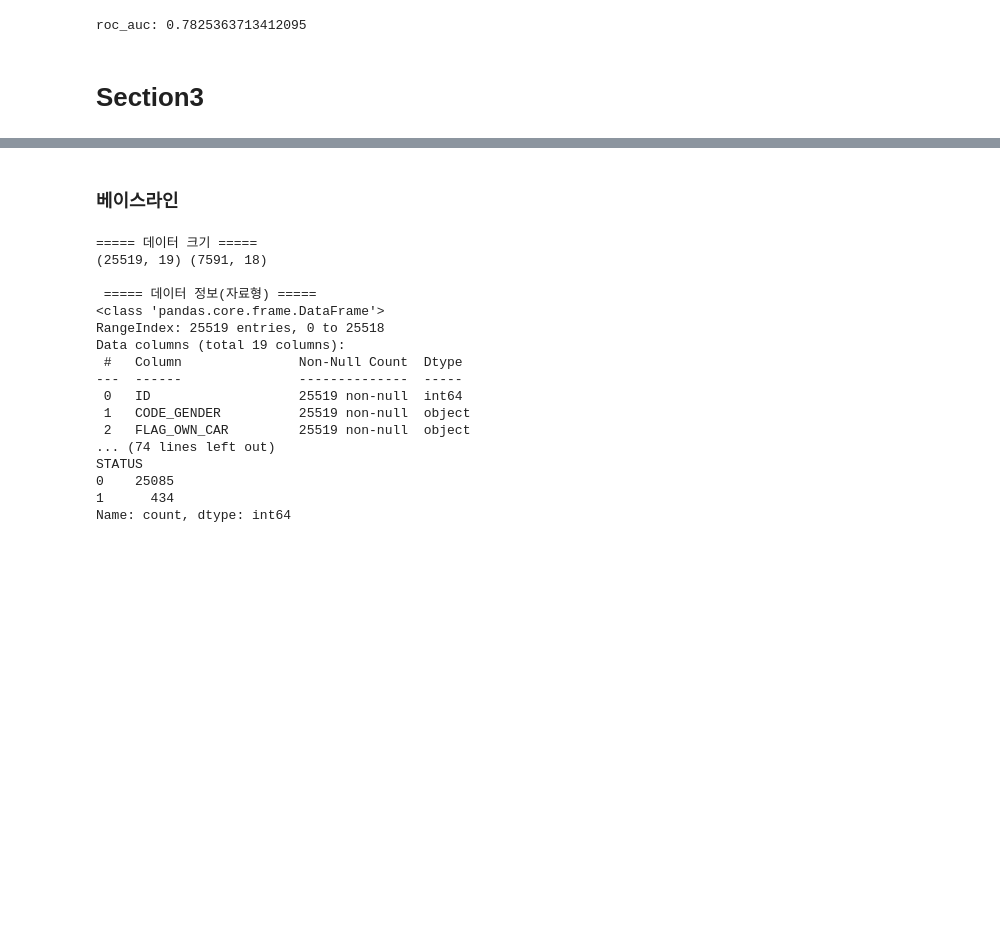
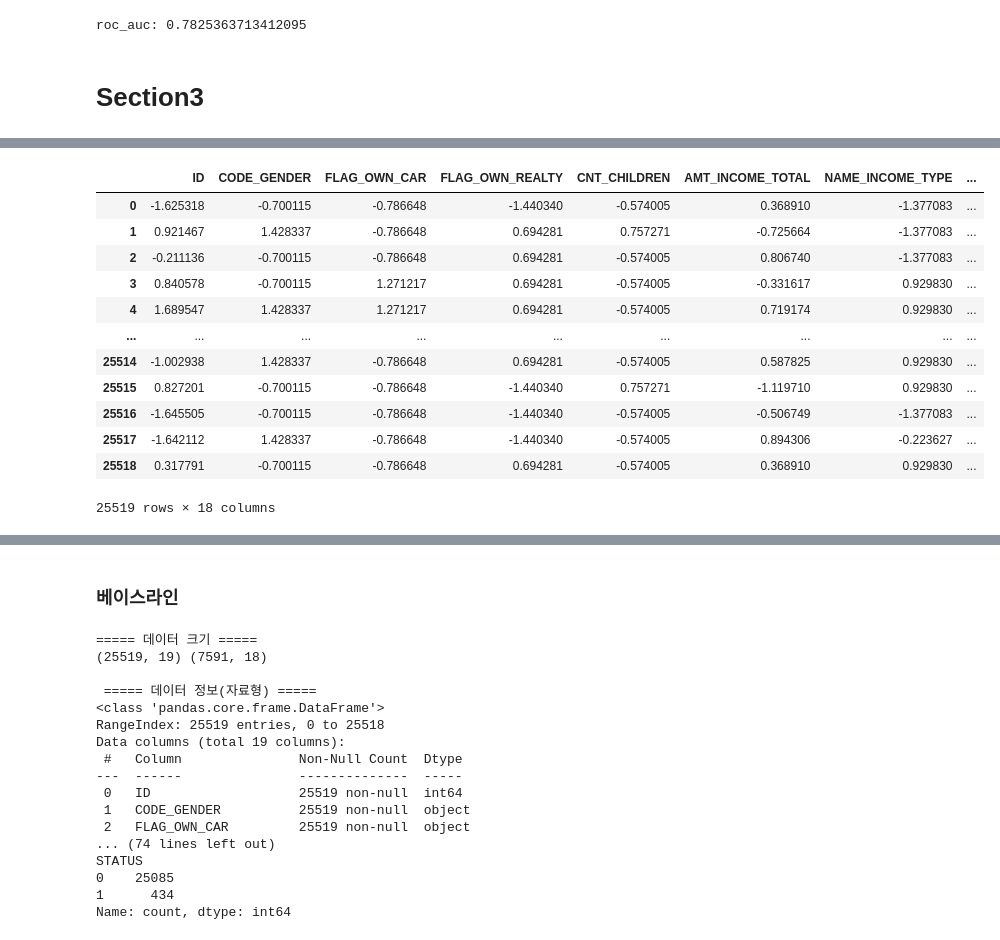
Before and after one commit to zzl-hyun/bigdata_analyst_cert_v2, a Jupyter notebook: part2/ch6/ch6_ex_classification.ipynb, the cells around one changed output, grey strips where cells are left out. Cells and saved outputs as stored; diff of their text form; code cells hidden in the pictures; blank space fills up the shorter version.

```diff
--- a/part2/ch6/ch6_ex_classification.ipynb
+++ b/part2/ch6/ch6_ex_classification.ipynb
@@ -544,0 +767,10 @@ roc_auc: 0.7825363713412095
+# %%
+y_train = train.pop('STATUS')
+# %%
+# missing value
+# train.fillna('X')
+train['OCCUPATION_TYPE'] = train['OCCUPATION_TYPE'].fillna(train['OCCUPATION_TYPE'].mode()[0])
+test['OCCUPATION_TYPE'] = test['OCCUPATION_TYPE'].fillna(train['OCCUPATION_TYPE'].mode()[0])
+# %%
+train = train.drop('ID', axis=1)
+test = test.drop('ID', axis=1)
@@ -544,0 +789,12 @@ roc_auc: 0.7825363713412095
+# %%
+# encoding
+from sklearn.preprocessing import LabelEncoder
+
+cols = train.select_dtypes(include='object').columns
+
+for col in cols:
+  le = LabelEncoder()
+  train[col] = le.fit_transform(train[col])
+  test[col] = le.transform(test[col])
+
+train
@@ -544,0 +815,28 @@ roc_auc: 0.7825363713412095
+# %%
+# scale
+
+from sklearn.preprocessing import StandardScaler
+
+numeric_cols = train.select_dtypes(include=['int64', 'float64']).columns
+
+sc = StandardScaler()
+
+train[numeric_cols] = sc.fit_transform(train[numeric_cols])
+test[numeric_cols]  = sc.transform(test[numeric_cols])
+
+
+train
+# %% [output]
+|  | ID | CODE_GENDER | FLAG_OWN_CAR | FLAG_OWN_REALTY | CNT_CHILDREN | AMT_INCOME_TOTAL | NAME_INCOME_TYPE | ... |
+| 0 | -1.625318 | -0.700115 | -0.786648 | -1.440340 | -0.574005 | 0.368910 | -1.377083 | ... |
+| 1 | 0.921467 | 1.428337 | -0.786648 | 0.694281 | 0.757271 | -0.725664 | -1.377083 | ... |
+| 2 | -0.211136 | -0.700115 | -0.786648 | 0.694281 | -0.574005 | 0.806740 | -1.377083 | ... |
+| 3 | 0.840578 | -0.700115 | 1.271217 | 0.694281 | -0.574005 | -0.331617 | 0.929830 | ... |
+| 4 | 1.689547 | 1.428337 | 1.271217 | 0.694281 | -0.574005 | 0.719174 | 0.929830 | ... |
+| ... | ... | ... | ... | ... | ... | ... | ... | ... |
+| 25514 | -1.002938 | 1.428337 | -0.786648 | 0.694281 | -0.574005 | 0.587825 | 0.929830 | ... |
+| 25515 | 0.827201 | -0.700115 | -0.786648 | -1.440340 | 0.757271 | -1.119710 | 0.929830 | ... |
+| 25516 | -1.645505 | -0.700115 | -0.786648 | -1.440340 | -0.574005 | -0.506749 | -1.377083 | ... |
+| 25517 | -1.642112 | 1.428337 | -0.786648 | -1.440340 | -0.574005 | 0.894306 | -0.223627 | ... |
+| 25518 | 0.317791 | -0.700115 | -0.786648 | 0.694281 | -0.574005 | 0.368910 | 0.929830 | ... |
+25519 rows × 18 columns
```
Also changed, not shown: parts of 25 cells of this notebook.
